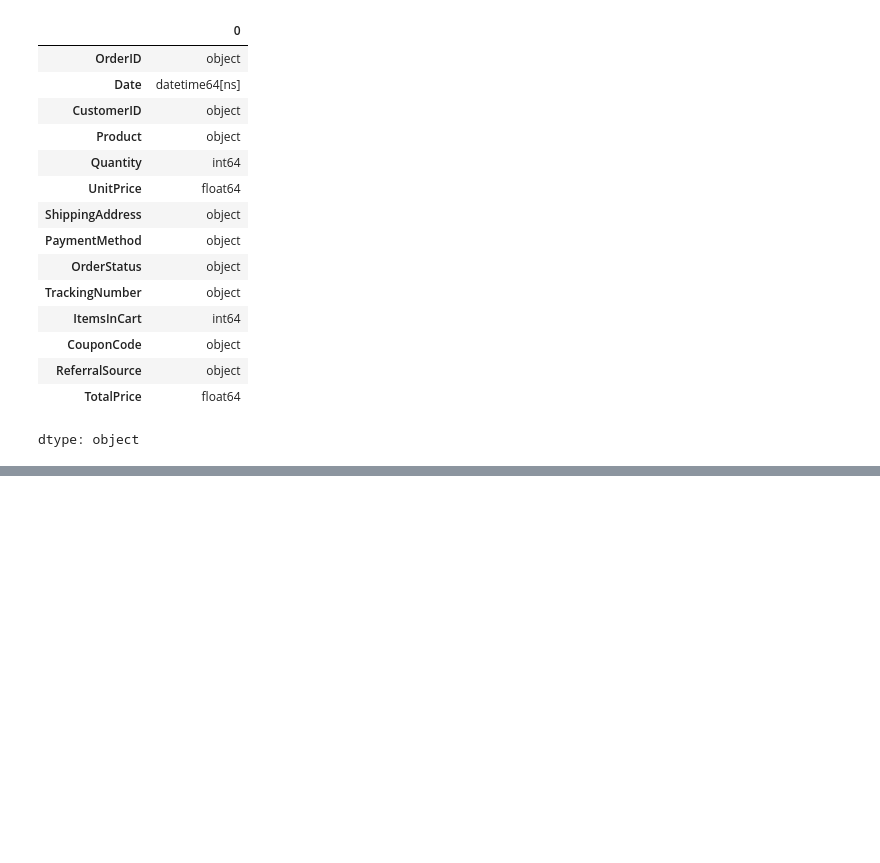
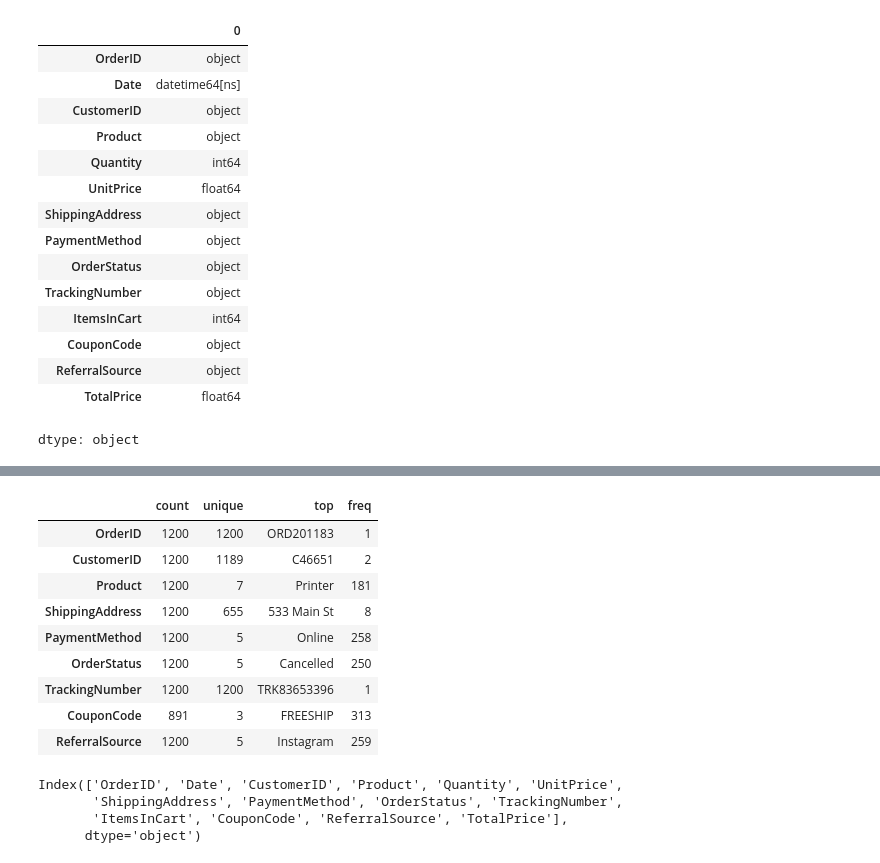
Before and after one commit to sednabhanja/sednabhanja-DecodeLabs-Data-Analytics-Internship, a Jupyter notebook: Sale_data_cleaning.ipynb, the cells around one changed output, grey strips where cells are left out. Saved outputs shown, nothing was run; the diff lists cells and outputs as text; code cells hidden in the pictures; blank space fills up the shorter version.

```diff
--- a/Sale_data_cleaning.ipynb
+++ b/Sale_data_cleaning.ipynb
@@ -105,0 +196,20 @@ df.to_csv("cleaned_dataset.csv", index=False)
+# %%
+df2.describe(include='object').T
+# %% [output]
+|  | count | unique | top | freq |
+| OrderID | 1200 | 1200 | ORD201183 | 1 |
+| CustomerID | 1200 | 1189 | C46651 | 2 |
+| Product | 1200 | 7 | Printer | 181 |
+| ShippingAddress | 1200 | 655 | 533 Main St | 8 |
+| PaymentMethod | 1200 | 5 | Online | 258 |
+| OrderStatus | 1200 | 5 | Cancelled | 250 |
+| TrackingNumber | 1200 | 1200 | TRK83653396 | 1 |
+| CouponCode | 891 | 3 | FREESHIP | 313 |
+| ReferralSource | 1200 | 5 | Instagram | 259 |
+# %%
+df2.columns
+# %% [output]
+Index(['OrderID', 'Date', 'CustomerID', 'Product', 'Quantity', 'UnitPrice',
+       'ShippingAddress', 'PaymentMethod', 'OrderStatus', 'TrackingNumber',
+       'ItemsInCart', 'CouponCode', 'ReferralSource', 'TotalPrice'],
+      dtype='object')
```
Also changed, not shown: parts of 14 cells of this notebook.
